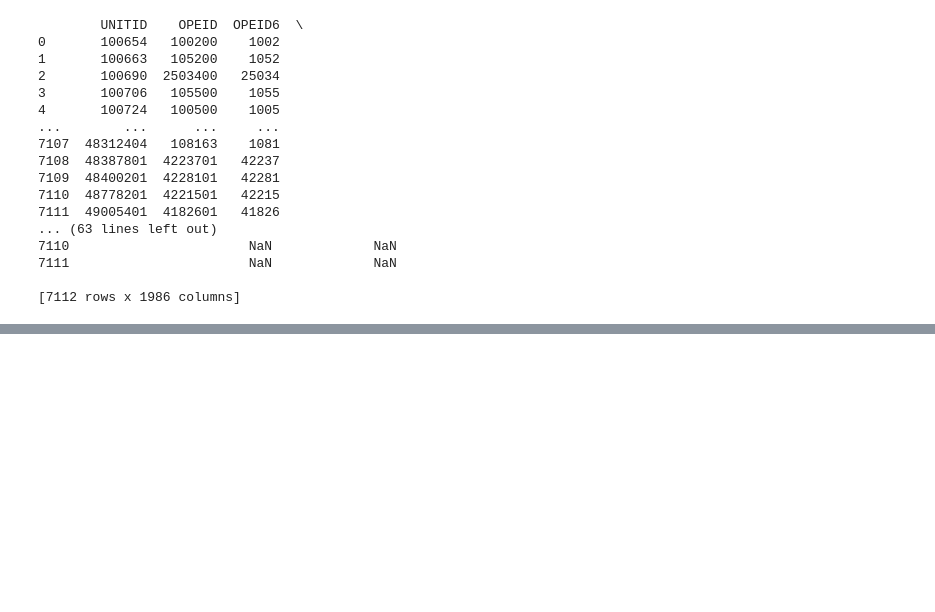
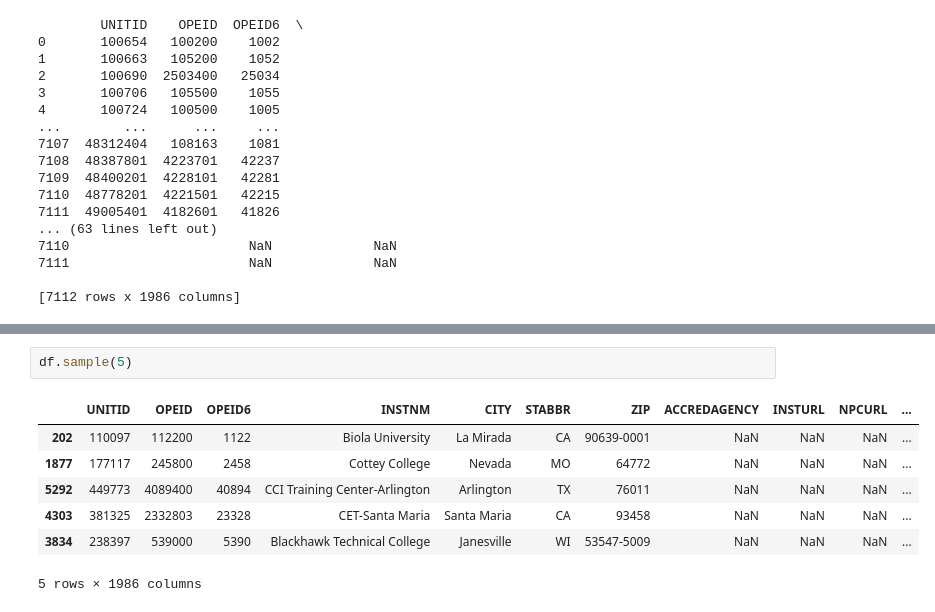
Before and after one commit to Jyothsna9618/Jabboju1, a Jupyter notebook: Assignment_04/assignment04.ipynb, the cells around one changed output, grey strips where cells are left out. Saved outputs shown, nothing was run; the diff lists cells and outputs as text; blank space fills up the shorter version.

```diff
--- a/Assignment_04/assignment04.ipynb
+++ b/Assignment_04/assignment04.ipynb
@@ -25,0 +54,10 @@ print(df)
+# %%
+df.sample(5)
+# %% [output]
+|  | UNITID | OPEID | OPEID6 | INSTNM | CITY | STABBR | ZIP | ACCREDAGENCY | INSTURL | NPCURL | ... |
+| 202 | 110097 | 112200 | 1122 | Biola University | La Mirada | CA | 90639-0001 | NaN | NaN | NaN | ... |
+| 1877 | 177117 | 245800 | 2458 | Cottey College | Nevada | MO | 64772 | NaN | NaN | NaN | ... |
+| 5292 | 449773 | 4089400 | 40894 | CCI Training Center-Arlington | Arlington | TX | 76011 | NaN | NaN | NaN | ... |
+| 4303 | 381325 | 2332803 | 23328 | CET-Santa Maria | Santa Maria | CA | 93458 | NaN | NaN | NaN | ... |
+| 3834 | 238397 | 539000 | 5390 | Blackhawk Technical College | Janesville | WI | 53547-5009 | NaN | NaN | NaN | ... |
+5 rows × 1986 columns
```
Also changed, not shown: parts of 4 cells of this notebook.
